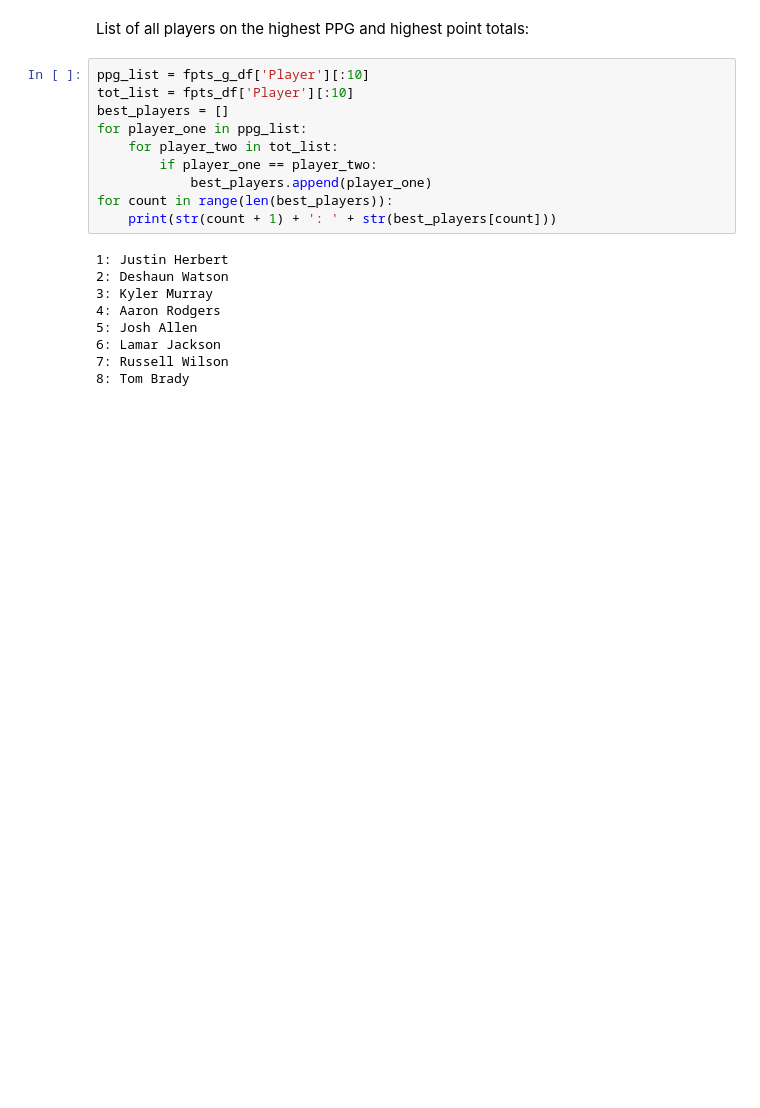
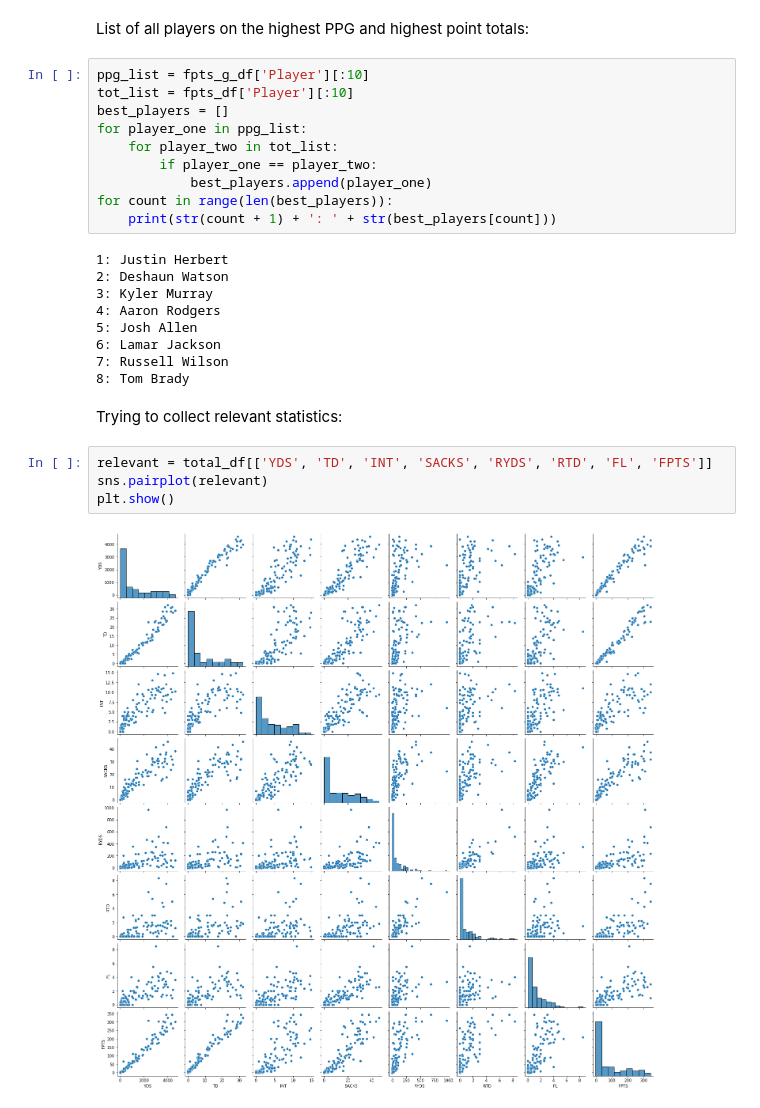
Before and after one commit to ABruneel04/Quarterback-Analysis, a Jupyter notebook: QB_Table_Scrape.ipynb, the cells around one changed output. Cells and saved outputs as stored; diff of their text form; blank space fills up the shorter version.

```diff
--- a/QB_Table_Scrape.ipynb
+++ b/QB_Table_Scrape.ipynb
@@ -141,3 +143,11 @@ for count in range(len(best_players)):
 6: Lamar Jackson
 7: Russell Wilson
 8: Tom Brady
+# %% [markdown]
+Trying to collect relevant statistics:
+# %%
+relevant = total_df[['YDS', 'TD', 'INT', 'SACKS', 'RYDS', 'RTD', 'FL', 'FPTS']]
+sns.pairplot(relevant)
+plt.show()
+# %% [output]
+[figure, added]
```
Also changed, not shown: parts of 5 cells of this notebook.
